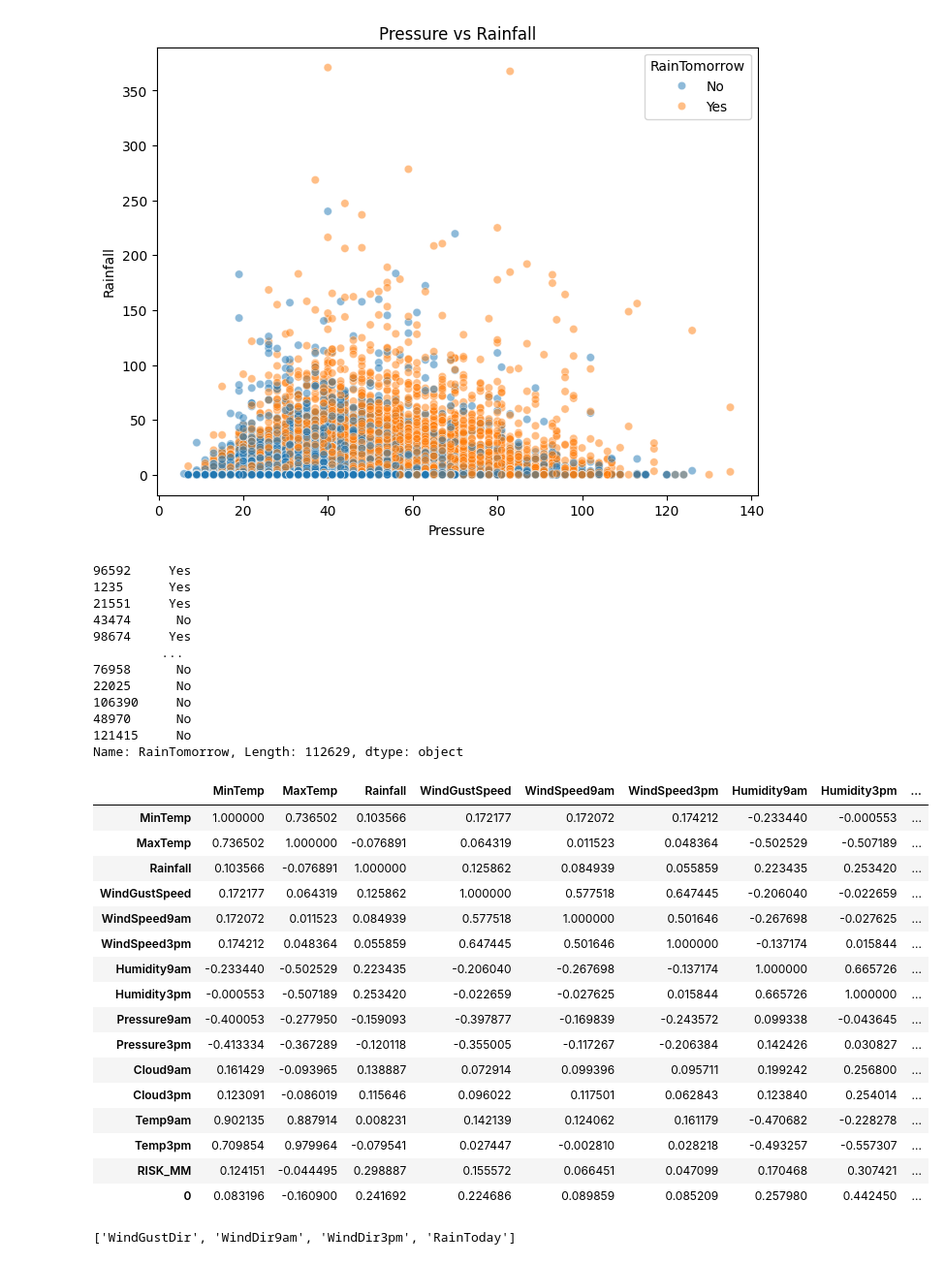
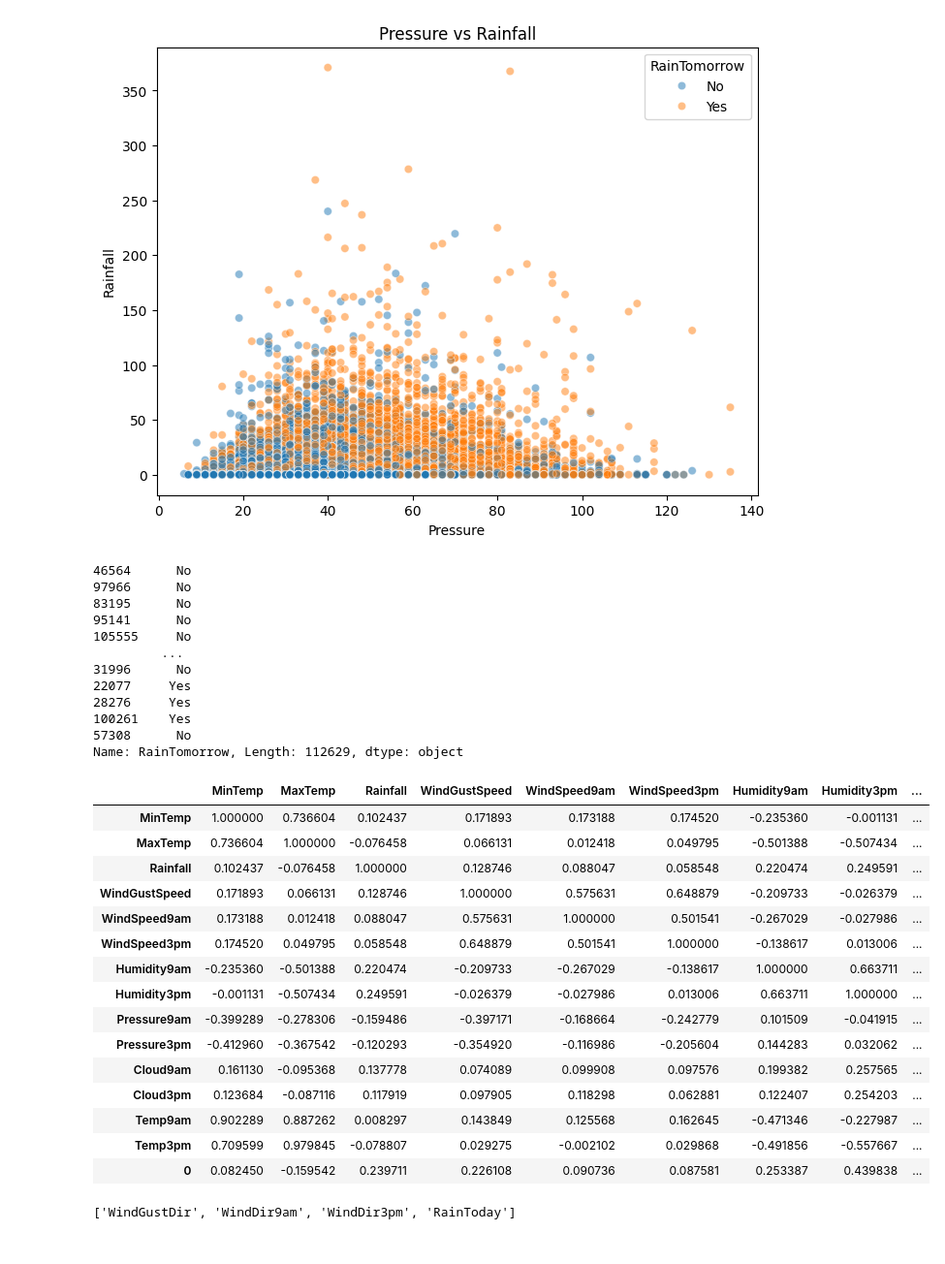
Before and after one commit to Omkardalvi01/Weather-Prediction, a Jupyter notebook: Model.ipynb, the cells around one changed output. Shown at 97% size. Saved outputs shown, nothing was run; the diff lists cells and outputs as text; code cells hidden in the pictures.

```diff
--- a/Model.ipynb
+++ b/Model.ipynb
@@ -250,7 +250,7 @@ data['Rainfall'] = pd.to_numeric(data['Rainfall'])
 data.drop(columns=['Date'],inplace=True)
 #converting to right datatype
 # %%
-X = data.drop(['RainTomorrow','Location'],axis=1)
+X = data.drop(['RainTomorrow','Location','RISK_MM'],axis=1)
 Y = data['RainTomorrow']
 #drop location has little no effect on accuracy
 # %%
@@ -307,46 +307,45 @@ X_train, X_test, Y_train, Y_test = train_test_split(X,Y, train_size = 0.8)
 # %%
 Y_train
 # %% [output]
-96592     Yes
-1235      Yes
-21551     Yes
-43474      No
-98674     Yes
+46564      No
+97966      No
+83195      No
+95141      No
+105555     No
          ...
-76958      No
-22025      No
-106390     No
-48970      No
-121415     No
+31996      No
+22077     Yes
+28276     Yes
+100261    Yes
+57308      No
 Name: RainTomorrow, Length: 112629, dtype: object
 # %%
 from sklearn.preprocessing import LabelEncoder
 lbl_encoder = LabelEncoder()
-Y_train= lbl_encoder.fit_transform(Y_train)
-Y_test = lbl_encoder.transform(Y_test)
+Y_train_encoded= lbl_encoder.fit_transform(Y_train)
+Y_test_encoded = lbl_encoder.transform(Y_test)
 #label encoding for target
 # %%
-Y_train = pd.Series(Y_train)
+Y_train_encoded = pd.Series(Y_train_encoded)
 # %%
-pd.concat([X_train.reset_index(drop=True),Y_train.reset_index(drop=True)],axis=1).corr(numeric_only=True)
+pd.concat([X_train.reset_index(drop=True),Y_train_encoded.reset_index(drop=True)],axis=1).corr(numeric_only=True)
 # %% [output]
 |  | MinTemp | MaxTemp | Rainfall | WindGustSpeed | WindSpeed9am | WindSpeed3pm | Humidity9am | Humidity3pm | ... |
-| MinTemp | 1.000000 | 0.736502 | 0.103566 | 0.172177 | 0.172072 | 0.174212 | -0.233440 | -0.000553 | ... |
-| MaxTemp | 0.736502 | 1.000000 | -0.076891 | 0.064319 | 0.011523 | 0.048364 | -0.502529 | -0.507189 | ... |
-| Rainfall | 0.103566 | -0.076891 | 1.000000 | 0.125862 | 0.084939 | 0.055859 | 0.223435 | 0.253420 | ... |
-| WindGustSpeed | 0.172177 | 0.064319 | 0.125862 | 1.000000 | 0.577518 | 0.647445 | -0.206040 | -0.022659 | ... |
-| WindSpeed9am | 0.172072 | 0.011523 | 0.084939 | 0.577518 | 1.000000 | 0.501646 | -0.267698 | -0.027625 | ... |
-| WindSpeed3pm | 0.174212 | 0.048364 | 0.055859 | 0.647445 | 0.501646 | 1.000000 | -0.137174 | 0.015844 | ... |
-| Humidity9am | -0.233440 | -0.502529 | 0.223435 | -0.206040 | -0.267698 | -0.137174 | 1.000000 | 0.665726 | ... |
-| Humidity3pm | -0.000553 | -0.507189 | 0.253420 | -0.022659 | -0.027625 | 0.015844 | 0.665726 | 1.000000 | ... |
-| Pressure9am | -0.400053 | -0.277950 | -0.159093 | -0.397877 | -0.169839 | -0.243572 | 0.099338 | -0.043645 | ... |
-| Pressure3pm | -0.413334 | -0.367289 | -0.120118 | -0.355005 | -0.117267 | -0.206384 | 0.142426 | 0.030827 | ... |
-| Cloud9am | 0.161429 | -0.093965 | 0.138887 | 0.072914 | 0.099396 | 0.095711 | 0.199242 | 0.256800 | ... |
-| Cloud3pm | 0.123091 | -0.086019 | 0.115646 | 0.096022 | 0.117501 | 0.062843 | 0.123840 | 0.254014 | ... |
-| Temp9am | 0.902135 | 0.887914 | 0.008231 | 0.142139 | 0.124062 | 0.161179 | -0.470682 | -0.228278 | ... |
-| Temp3pm | 0.709854 | 0.979964 | -0.079541 | 0.027447 | -0.002810 | 0.028218 | -0.493257 | -0.557307 | ... |
-| RISK_MM | 0.124151 | -0.044495 | 0.298887 | 0.155572 | 0.066451 | 0.047099 | 0.170468 | 0.307421 | ... |
-| 0 | 0.083196 | -0.160900 | 0.241692 | 0.224686 | 0.089859 | 0.085209 | 0.257980 | 0.442450 | ... |
+| MinTemp | 1.000000 | 0.736604 | 0.102437 | 0.171893 | 0.173188 | 0.174520 | -0.235360 | -0.001131 | ... |
+| MaxTemp | 0.736604 | 1.000000 | -0.076458 | 0.066131 | 0.012418 | 0.049795 | -0.501388 | -0.507434 | ... |
+| Rainfall | 0.102437 | -0.076458 | 1.000000 | 0.128746 | 0.088047 | 0.058548 | 0.220474 | 0.249591 | ... |
+| WindGustSpeed | 0.171893 | 0.066131 | 0.128746 | 1.000000 | 0.575631 | 0.648879 | -0.209733 | -0.026379 | ... |
+| WindSpeed9am | 0.173188 | 0.012418 | 0.088047 | 0.575631 | 1.000000 | 0.501541 | -0.267029 | -0.027986 | ... |
+| WindSpeed3pm | 0.174520 | 0.049795 | 0.058548 | 0.648879 | 0.501541 | 1.000000 | -0.138617 | 0.013006 | ... |
+| Humidity9am | -0.235360 | -0.501388 | 0.220474 | -0.209733 | -0.267029 | -0.138617 | 1.000000 | 0.663711 | ... |
+| Humidity3pm | -0.001131 | -0.507434 | 0.249591 | -0.026379 | -0.027986 | 0.013006 | 0.663711 | 1.000000 | ... |
+| Pressure9am | -0.399289 | -0.278306 | -0.159486 | -0.397171 | -0.168664 | -0.242779 | 0.101509 | -0.041915 | ... |
+| Pressure3pm | -0.412960 | -0.367542 | -0.120293 | -0.354920 | -0.116986 | -0.205604 | 0.144283 | 0.032062 | ... |
+| Cloud9am | 0.161130 | -0.095368 | 0.137778 | 0.074089 | 0.099908 | 0.097576 | 0.199382 | 0.257565 | ... |
+| Cloud3pm | 0.123684 | -0.087116 | 0.117919 | 0.097905 | 0.118298 | 0.062881 | 0.122407 | 0.254203 | ... |
+| Temp9am | 0.902289 | 0.887262 | 0.008297 | 0.143849 | 0.125568 | 0.162645 | -0.471346 | -0.227987 | ... |
+| Temp3pm | 0.709599 | 0.979845 | -0.078807 | 0.029275 | -0.002102 | 0.029868 | -0.491856 | -0.557667 | ... |
+| 0 | 0.082450 | -0.159542 | 0.239711 | 0.226108 | 0.090736 | 0.087581 | 0.253387 | 0.439838 | ... |
 # %%
 cat_columns = []
 for column in X.columns:
```
Also changed, not shown: parts of 9 cells of this notebook, 2 other files.
